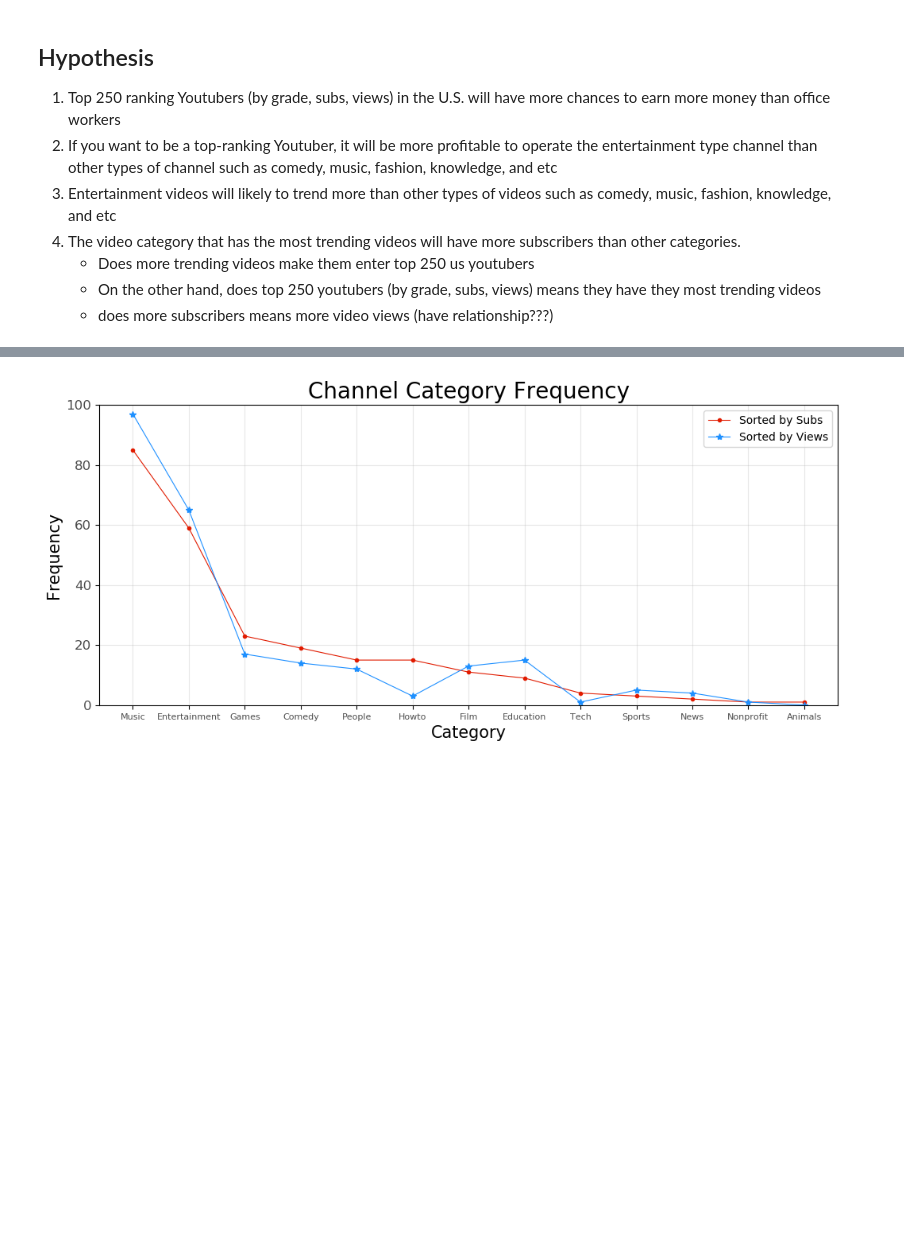
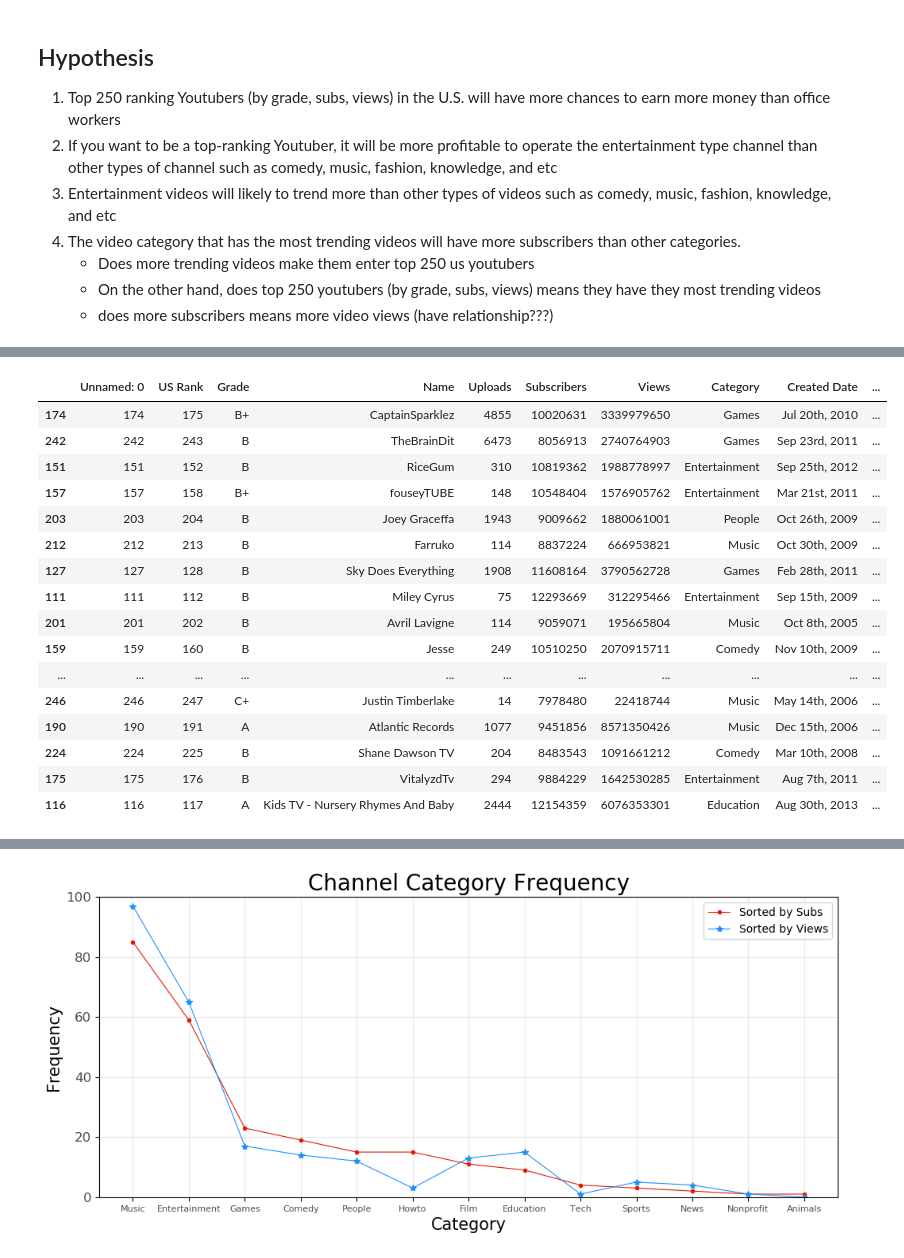
Before and after one commit to gillian850413/Final_Project, a Jupyter notebook: IS590PR_Final_Project_Part1.ipynb, the cells around one changed output, grey strips where cells are left out. Saved outputs shown, nothing was run; the diff lists cells and outputs as text; code cells hidden in the pictures; blank space fills up the shorter version.

```diff
--- a/IS590PR_Final_Project_Part1.ipynb
+++ b/IS590PR_Final_Project_Part1.ipynb
@@ -35,0 +51,21 @@ import matplotlib.pyplot as plt
+# %%
+top250Subs_sort = top250_subs_df.sort_values(by=['Max Yearly Earning'], ascending=False)
+top250Subs_sort.tail(50)
+# %% [output]
+|  | Unnamed: 0 | US Rank | Grade | Name | Uploads | Subscribers | Views | Category | Created Date | ... |
+| 174 | 174 | 175 | B+ | CaptainSparklez | 4855 | 10020631 | 3339979650 | Games | Jul 20th, 2010 | ... |
+| 242 | 242 | 243 | B | TheBrainDit | 6473 | 8056913 | 2740764903 | Games | Sep 23rd, 2011 | ... |
+| 151 | 151 | 152 | B | RiceGum | 310 | 10819362 | 1988778997 | Entertainment | Sep 25th, 2012 | ... |
+| 157 | 157 | 158 | B+ | fouseyTUBE | 148 | 10548404 | 1576905762 | Entertainment | Mar 21st, 2011 | ... |
+| 203 | 203 | 204 | B | Joey Graceffa | 1943 | 9009662 | 1880061001 | People | Oct 26th, 2009 | ... |
+| 212 | 212 | 213 | B | Farruko | 114 | 8837224 | 666953821 | Music | Oct 30th, 2009 | ... |
+| 127 | 127 | 128 | B | Sky Does Everything | 1908 | 11608164 | 3790562728 | Games | Feb 28th, 2011 | ... |
+| 111 | 111 | 112 | B | Miley Cyrus | 75 | 12293669 | 312295466 | Entertainment | Sep 15th, 2009 | ... |
+| 201 | 201 | 202 | B | Avril Lavigne | 114 | 9059071 | 195665804 | Music | Oct 8th, 2005 | ... |
+| 159 | 159 | 160 | B | Jesse | 249 | 10510250 | 2070915711 | Comedy | Nov 10th, 2009 | ... |
+| ... | ... | ... | ... | ... | ... | ... | ... | ... | ... | ... |
+| 246 | 246 | 247 | C+ | Justin Timberlake | 14 | 7978480 | 22418744 | Music | May 14th, 2006 | ... |
+| 190 | 190 | 191 | A | Atlantic Records | 1077 | 9451856 | 8571350426 | Music | Dec 15th, 2006 | ... |
+| 224 | 224 | 225 | B | Shane Dawson TV | 204 | 8483543 | 1091661212 | Comedy | Mar 10th, 2008 | ... |
+| 175 | 175 | 176 | B | VitalyzdTv | 294 | 9884229 | 1642530285 | Entertainment | Aug 7th, 2011 | ... |
+| 116 | 116 | 117 | A | Kids TV - Nursery Rhymes And Baby | 2444 | 12154359 | 6076353301 | Education | Aug 30th, 2013 | ... |
```
Also changed, not shown: parts of 17 cells of this notebook.
